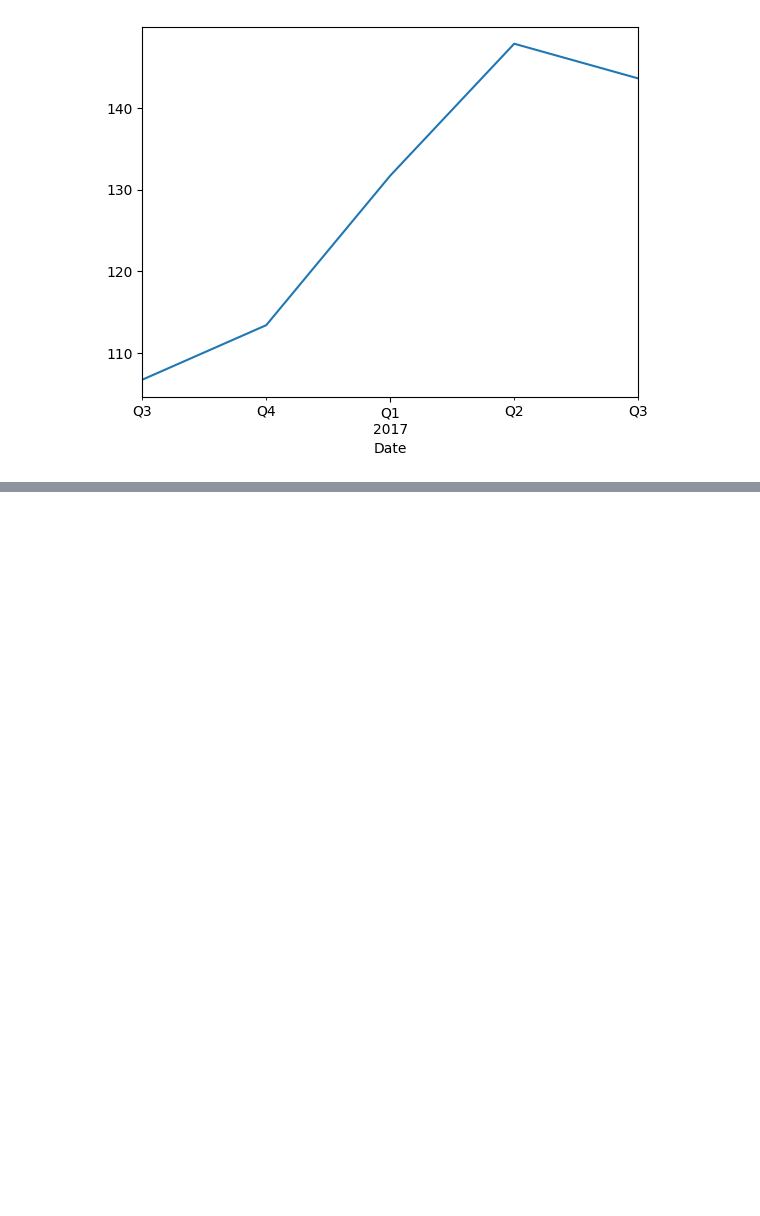
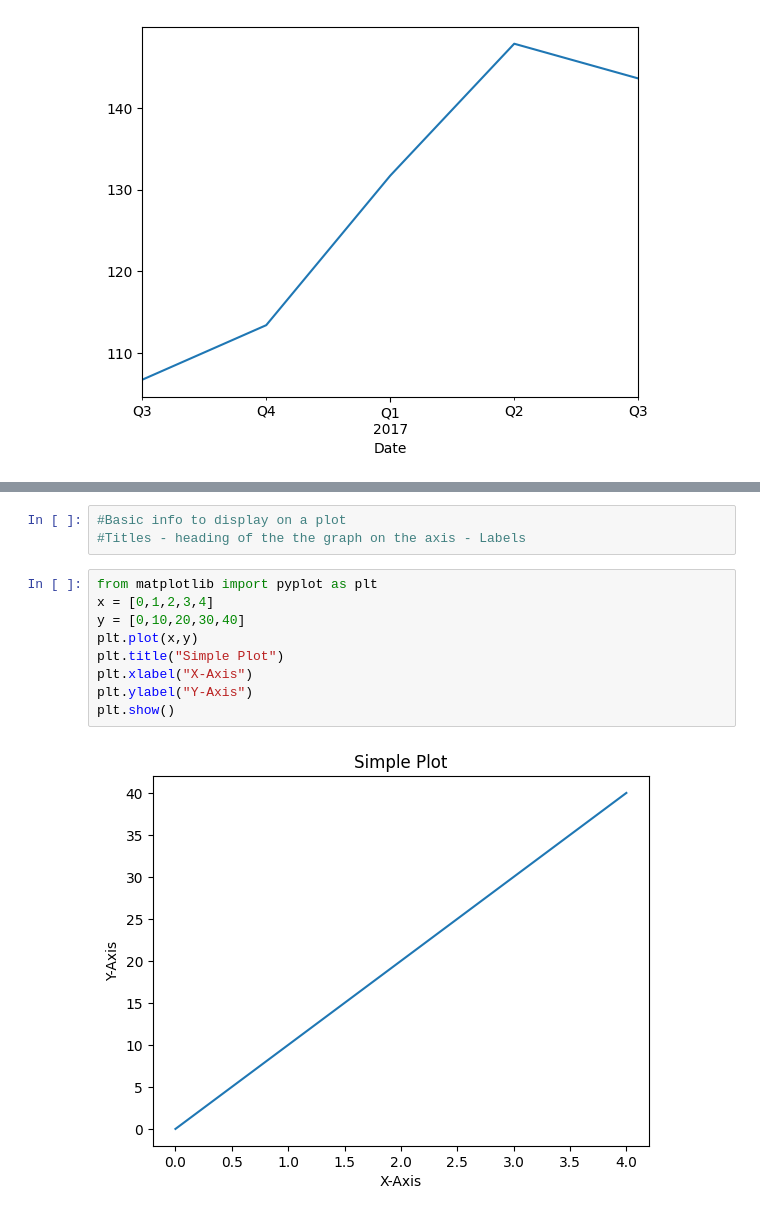
Before and after one commit to nalini25s/Data-Analytics, a Jupyter notebook: Python/Numpy and Pandas.ipynb, the cells around one changed output, grey strips where cells are left out. Saved outputs shown, nothing was run; the diff lists cells and outputs as text; blank space fills up the shorter version.

Commit message:
Adding data visualisation learning

```diff
--- a/Python/Numpy and Pandas.ipynb
+++ b/Python/Numpy and Pandas.ipynb
@@ -777,0 +786,14 @@ apldata1.Close.resample('Q').mean().plot()
+# %%
+#Basic info to display on a plot
+#Titles - heading of the the graph on the axis - Labels
+# %%
+from matplotlib import pyplot as plt
+x = [0,1,2,3,4]
+y = [0,10,20,30,40]
+plt.plot(x,y)
+plt.title("Simple Plot")
+plt.xlabel("X-Axis")
+plt.ylabel("Y-Axis")
+plt.show()
+# %% [output]
+[figure, added]
```
Also changed, not shown: parts of 14 cells of this notebook, 4 other files.
